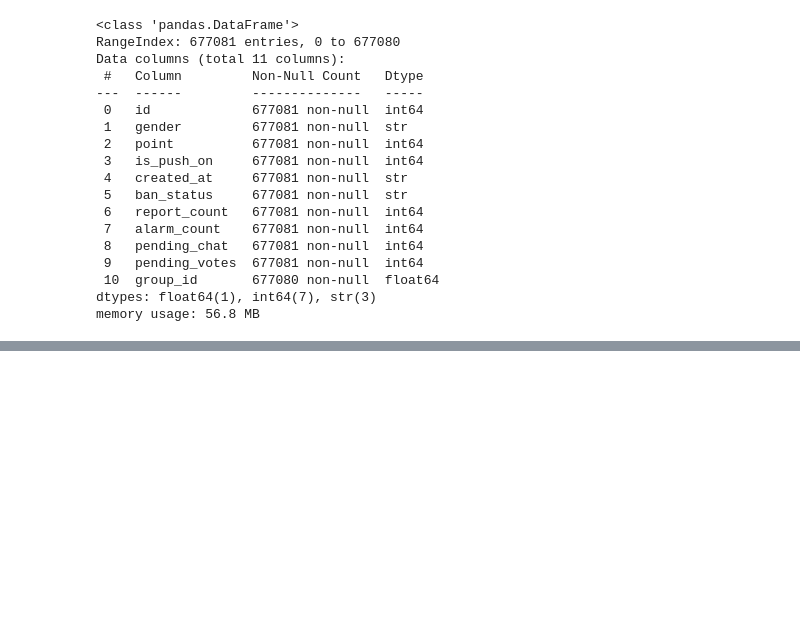
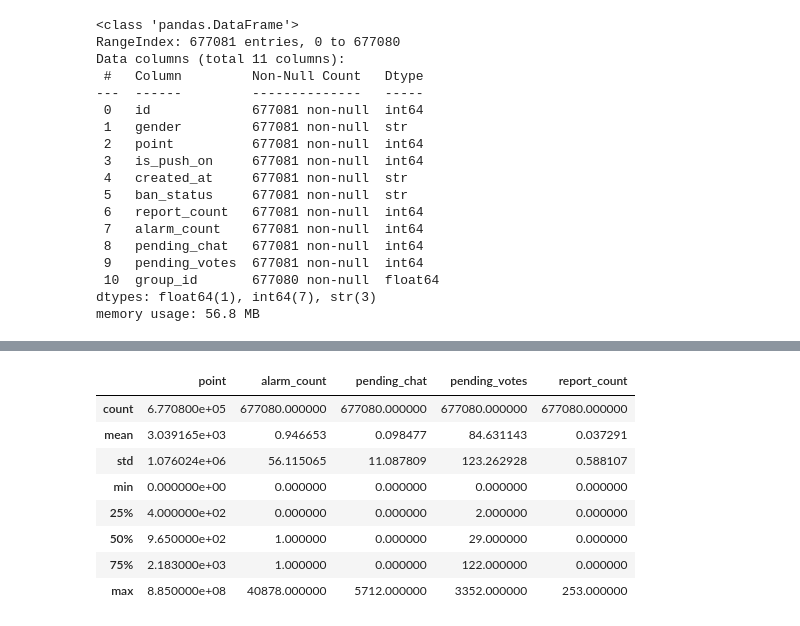
Before and after one commit to DA15-Lab/team4-final-project, a Jupyter notebook: notebooks/eda/eda-jsun.ipynb, the cells around one changed output, grey strips where cells are left out. Saved outputs shown, nothing was run; the diff lists cells and outputs as text; code cells hidden in the pictures; blank space fills up the shorter version.

```diff
--- a/notebooks/eda/eda-jsun.ipynb
+++ b/notebooks/eda/eda-jsun.ipynb
@@ -40,0 +48,3 @@ memory usage: 56.8 MB
+# %%
+user_df = user_df[~user_df['group_id'].isna()]
+user_df.info()
@@ -40,0 +104,20 @@ memory usage: 56.8 MB
+# %%
+activity_cols = [
+    "point",
+    "alarm_count",
+    "pending_chat",
+    "pending_votes",
+    "report_count"
+]
+
+user_df[activity_cols].describe()
+# %% [output]
+|  | point | alarm_count | pending_chat | pending_votes | report_count |
+| count | 6.770800e+05 | 677080.000000 | 677080.000000 | 677080.000000 | 677080.000000 |
+| mean | 3.039165e+03 | 0.946653 | 0.098477 | 84.631143 | 0.037291 |
+| std | 1.076024e+06 | 56.115065 | 11.087809 | 123.262928 | 0.588107 |
+| min | 0.000000e+00 | 0.000000 | 0.000000 | 0.000000 | 0.000000 |
+| 25% | 4.000000e+02 | 0.000000 | 0.000000 | 2.000000 | 0.000000 |
+| 50% | 9.650000e+02 | 1.000000 | 0.000000 | 29.000000 | 0.000000 |
+| 75% | 2.183000e+03 | 1.000000 | 0.000000 | 122.000000 | 0.000000 |
+| max | 8.850000e+08 | 40878.000000 | 5712.000000 | 3352.000000 | 253.000000 |
```
Also changed, not shown: parts of 48 cells of this notebook.
